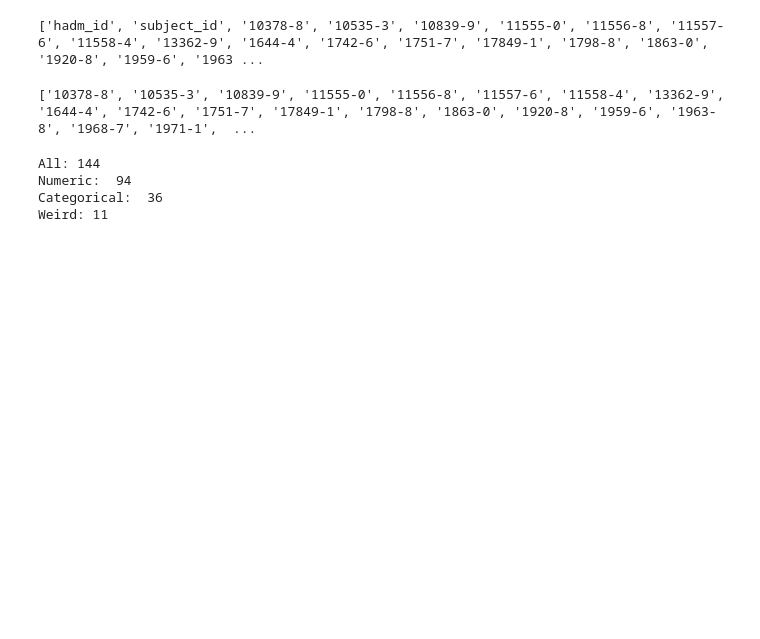
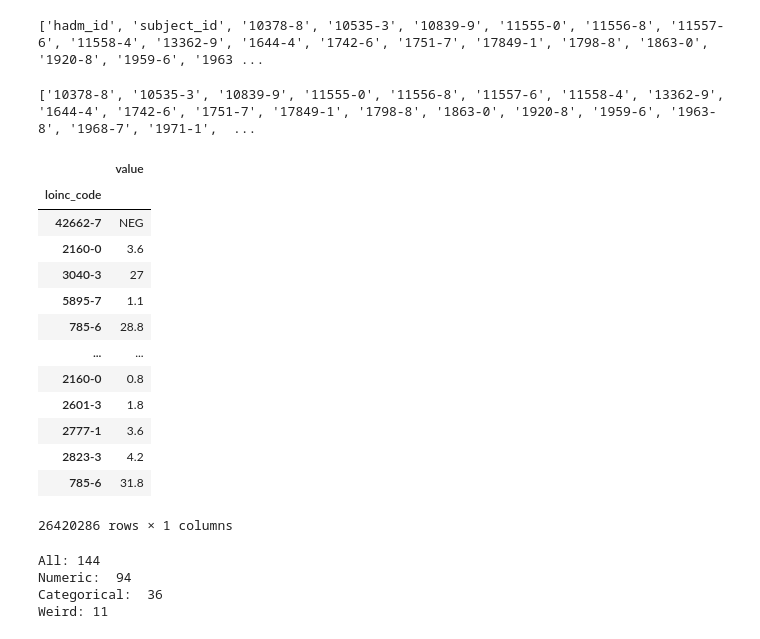
Before and after one commit to The-Electric-Moccasins/resistance-prediction, a Jupyter notebook: esbl_model_dev_ts.ipynb, the cells around one changed output. Cells and saved outputs as stored; diff of their text form; code cells hidden in the pictures; blank space fills up the shorter version.

```diff
--- a/esbl_model_dev_ts.ipynb
+++ b/esbl_model_dev_ts.ipynb
@@ -60,3 +68,26 @@ print(list(loinc_codes))
 ['10378-8', '10535-3', '10839-9', '11555-0', '11556-8', '11557-6', '11558-4', '13362-9', '1644-4', '1742-6', '1751-7', '17849-1', '1798-8', '1863-0', '1920-8', '1959-6', '1963-8', '1968-7', '1971-1',  ...
 # %%
 features_summary = features[loinc_codes].describe()
+# %%
+# Embedding the features
+from dataproc.embeddings import loinc_values
+
+loinc_vals = loinc_values(loinc_codes)
+loinc_vals.to_pickle('data/loinc_vals_raw.pic')
+loinc_vals.shape
+# loinc_vals.set_index('loinc_code')
+# %% [output]
+|  | value |
+| loinc_code |  |
+| 42662-7 | NEG |
+| 2160-0 | 3.6 |
+| 3040-3 | 27 |
+| 5895-7 | 1.1 |
+| 785-6 | 28.8 |
+| ... | ... |
+| 2160-0 | 0.8 |
+| 2601-3 | 1.8 |
+| 2777-1 | 3.6 |
+| 2823-3 | 4.2 |
+| 785-6 | 31.8 |
+26420286 rows × 1 columns
```
Also changed, not shown: parts of 14 cells of this notebook, 3 other files.
